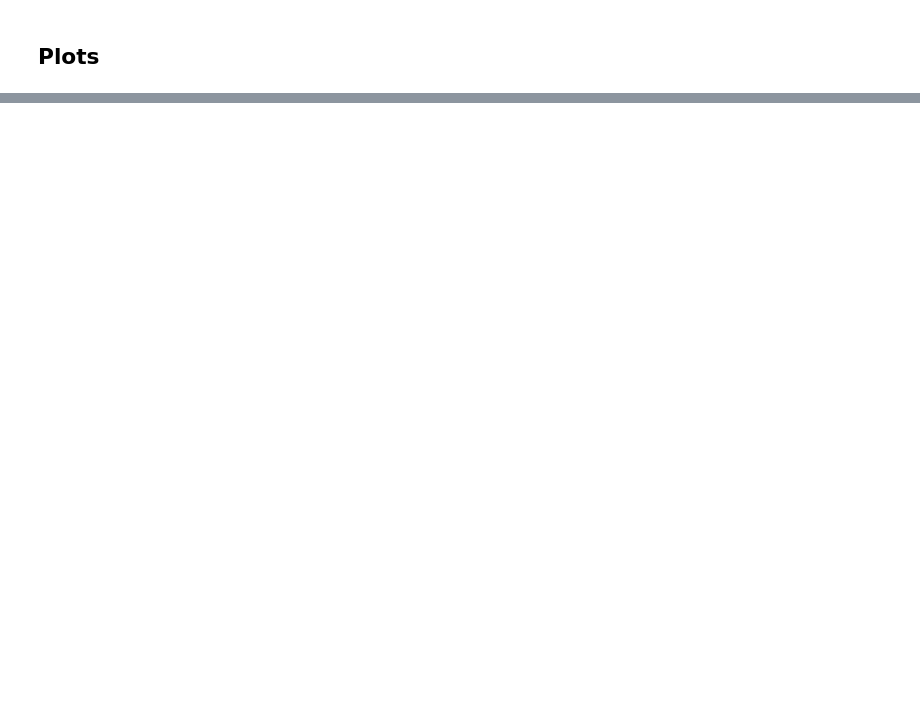
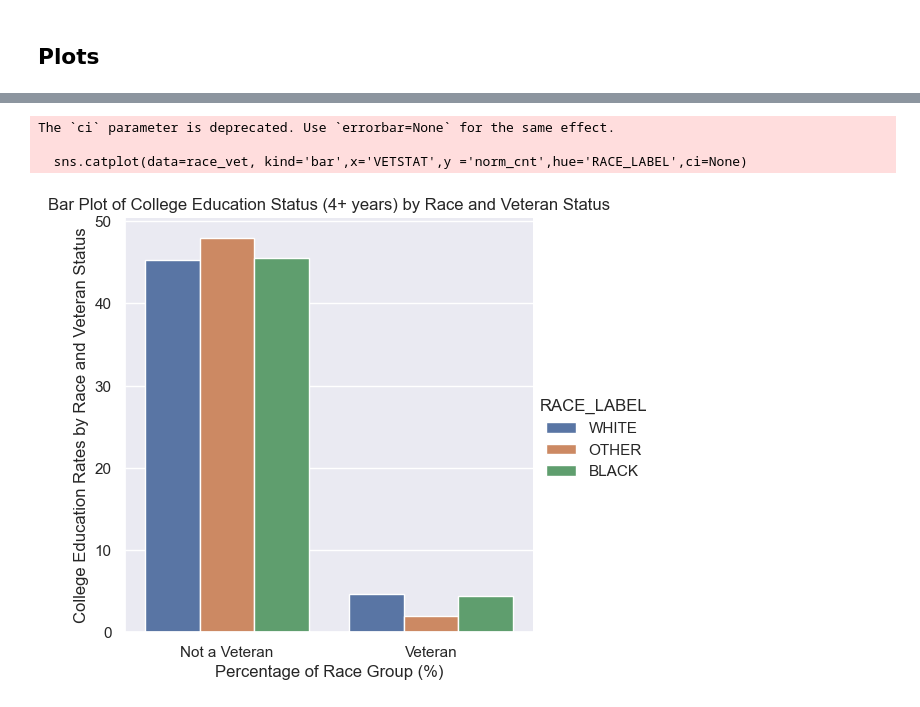
Before and after one commit to Fobertree/Econ220FinalProject, a Jupyter notebook: main.ipynb, the cells around one changed output, grey strips where cells are left out. Cells and saved outputs as stored; diff of their text form; code cells hidden in the pictures; blank space fills up the shorter version.

```diff
--- a/main.ipynb
+++ b/main.ipynb
@@ -491,0 +438,13 @@ Text(0.5, 1.0, 'Education Heatmap by Veteran Status')
+# %%
+data['RACE_LABEL'] = data[['WHITE','BLACK','OTHER']].apply(race_label,axis=1)
+# %%
+race_vet = data[['RACE_LABEL','COLLEGE','VETSTAT']].groupby('VETSTAT').value_counts().reset_index()
+# %%
+race_cnts = data['RACE_LABEL'].value_counts().to_dict()
+
+def race_to_pct(x):
+    cnt = race_cnts[x['RACE_LABEL']]
+    return ((x['count']/cnt)) * 100
+# %%
+race_vet['norm_cnt'] = race_vet.apply(race_to_pct,axis=1)
+race_vet
@@ -491,0 +465,14 @@ Text(0.5, 1.0, 'Education Heatmap by Veteran Status')
+# %%
+sns.catplot(data=race_vet, kind='bar',x='VETSTAT',y ='norm_cnt',hue='RACE_LABEL',ci=None)
+
+plt.title("Bar Plot of College Education Status (4+ years) by Race and Veteran Status")
+plt.ylabel("College Education Rates by Race and Veteran Status")
+plt.xlabel("Percentage of Race Group (%)")
+plt.xticks([0,1],["Not a Veteran", "Veteran"])
+fmt = '%.0f%%'
+yticks = mtick.FormatStrFormatter(fmt)
+# %% [output]
+The `ci` parameter is deprecated. Use `errorbar=None` for the same effect.
+
+  sns.catplot(data=race_vet, kind='bar',x='VETSTAT',y ='norm_cnt',hue='RACE_LABEL',ci=None)
+[figure, added]
```
Also changed, not shown: parts of 40 cells of this notebook.
